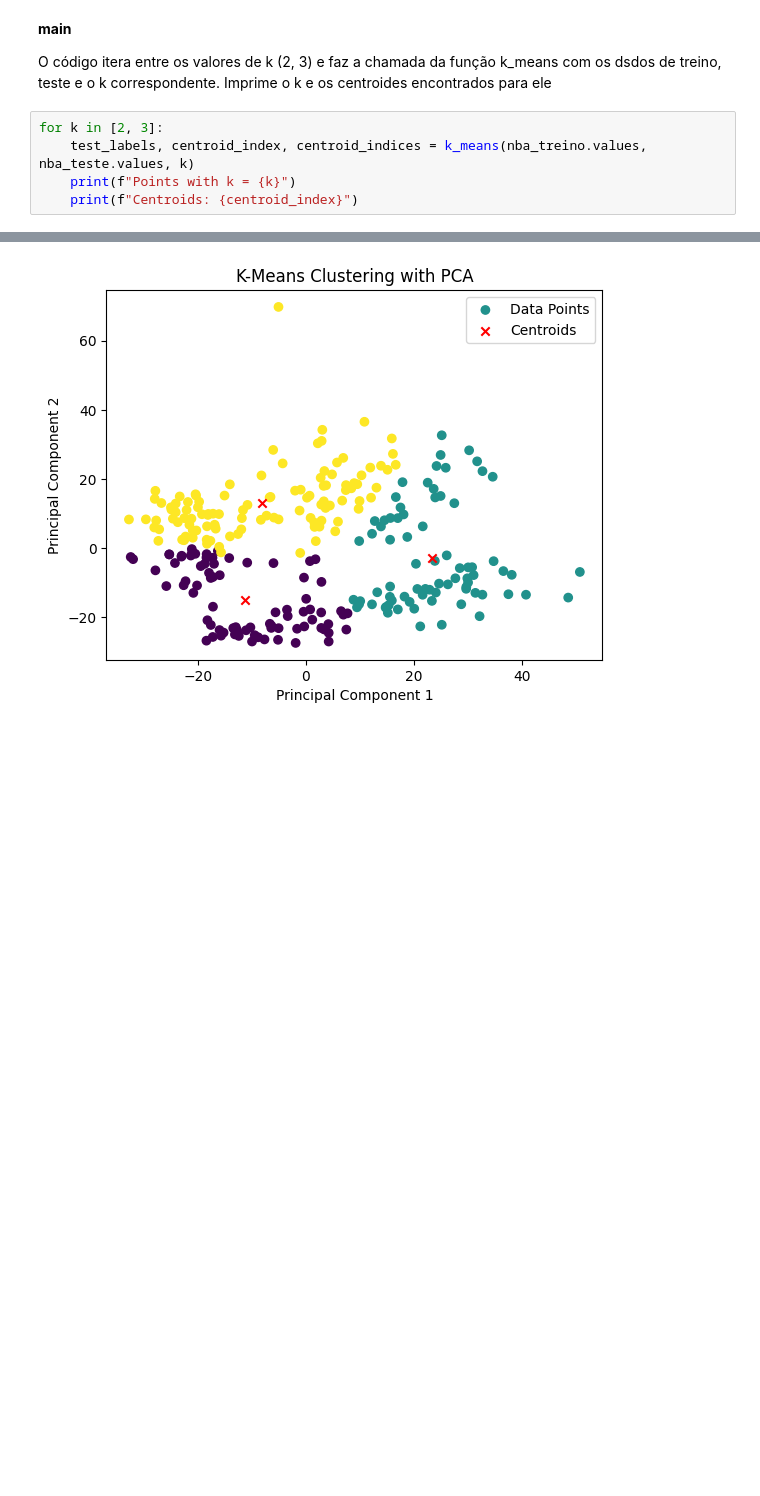
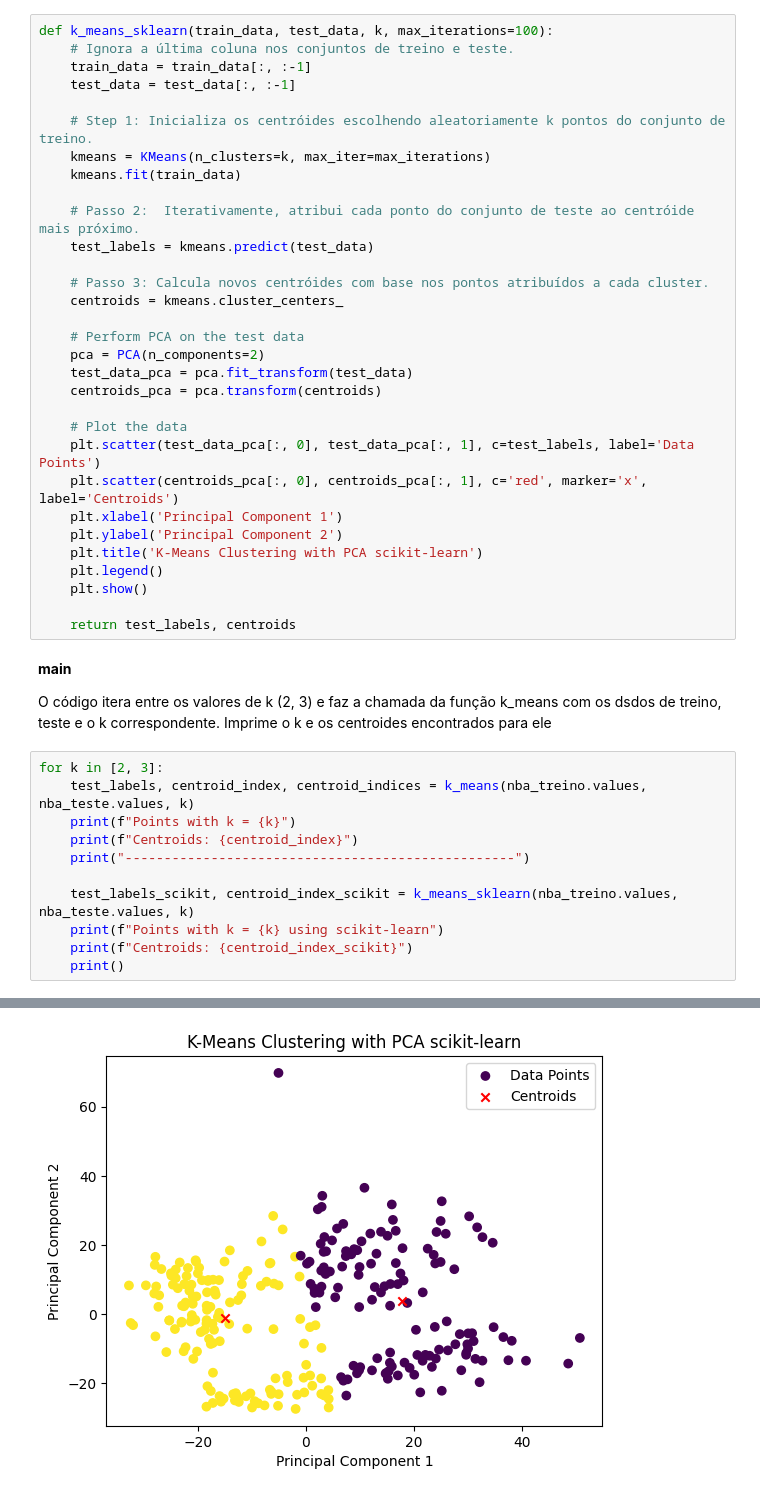
Before and after one commit to gmiserani/machine_learning, a Jupyter notebook: arq.ipynb, the cells around one changed output, grey strips where cells are left out. Saved outputs shown, nothing was run; the diff lists cells and outputs as text; blank space fills up the shorter version.

```diff
--- a/arq.ipynb
+++ b/arq.ipynb
@@ -304,6 +338,37 @@ def k_means(train_data, test_data, k, max_iterations=100):
     plt.show()
 
     return test_labels, centroids, centroid_indices
+# %%
+def k_means_sklearn(train_data, test_data, k, max_iterations=100):
+    # Ignora a última coluna nos conjuntos de treino e teste.
+    train_data = train_data[:, :-1]
+    test_data = test_data[:, :-1]
+
+    # Step 1: Inicializa os centróides escolhendo aleatoriamente k pontos do conjunto de treino.
+    kmeans = KMeans(n_clusters=k, max_iter=max_iterations)
+    kmeans.fit(train_data)
+
+    # Passo 2:  Iterativamente, atribui cada ponto do conjunto de teste ao centróide mais próximo.
+    test_labels = kmeans.predict(test_data)
+
+    # Passo 3: Calcula novos centróides com base nos pontos atribuídos a cada cluster.
+    centroids = kmeans.cluster_centers_
+
+    # Perform PCA on the test data
+    pca = PCA(n_components=2)
+    test_data_pca = pca.fit_transform(test_data)
+    centroids_pca = pca.transform(centroids)
+
+    # Plot the data
+    plt.scatter(test_data_pca[:, 0], test_data_pca[:, 1], c=test_labels, label='Data Points')
+    plt.scatter(centroids_pca[:, 0], centroids_pca[:, 1], c='red', marker='x', label='Centroids')
+    plt.xlabel('Principal Component 1')
+    plt.ylabel('Principal Component 2')
+    plt.title('K-Means Clustering with PCA scikit-learn')
+    plt.legend()
+    plt.show()
+
+    return test_labels, centroids
 # %% [markdown]
 **main**
 
@@ -314,4 +379,10 @@ for k in [2, 3]:
     test_labels, centroid_index, centroid_indices = k_means(nba_treino.values, nba_teste.values, k)
     print(f"Points with k = {k}")
     print(f"Centroids: {centroid_index}")
+    print("--------------------------------------------------")
+
+    test_labels_scikit, centroid_index_scikit = k_means_sklearn(nba_treino.values, nba_teste.values, k)
+    print(f"Points with k = {k} using scikit-learn")
+    print(f"Centroids: {centroid_index_scikit}")
+    print()
 # %% [output]
@@ -330 +400 @@ Centroids: [[5.83557692e+01 1.45048077e+01 5.18365385e+00 2.05769231e+00
-[figure, old version]
+[figure, new version]
```
Also changed, not shown: parts of 5 cells of this notebook.
